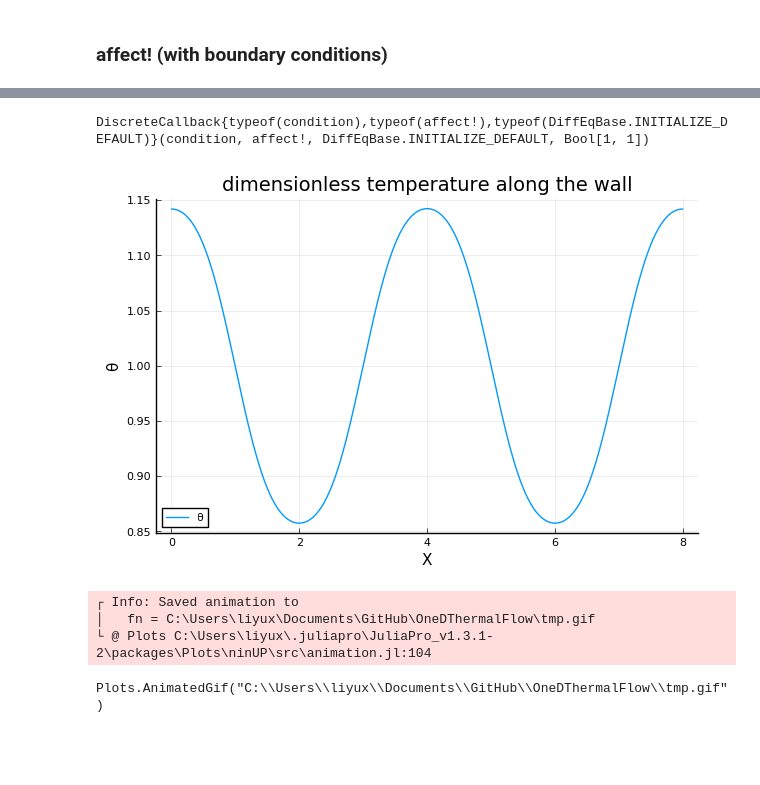
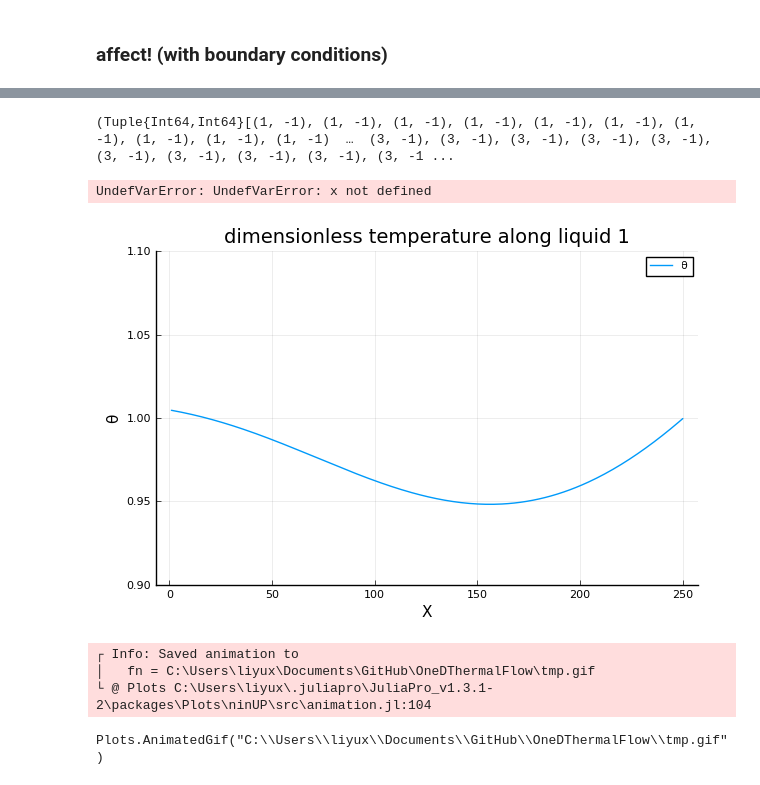
Before and after one commit to liyuxuan48/OneDThermalFlow, a Jupyter notebook: examples/U shape PHP dynamics with two liquid slugs-with wall heat flux constraint.ipynb, the cells around one changed output, grey strips where cells are left out. Drawn from its saved outputs; the diff is of its cells as text; code cells hidden in the pictures; blank space fills up the shorter version.

```diff
--- a/examples/U shape PHP dynamics with two liquid slugs-with wall heat flux constraint.ipynb
+++ b/examples/U shape PHP dynamics with two liquid slugs-with wall heat flux constraint.ipynb
@@ -210 +127,9 @@ x = range(0.0, sys0.tube.L, length=N)
+# %%
+sys0.wall.θarray = settemperature!.(sys0.wall.θarray,sys0.wall.Xarray,[sys0]);
+# %%
+Lvaporplug = XptoLvaporplug(X0,sys0.tube.L)
+M = P.^(1/γ).* Lvaporplug
+
+
+u=[XMtovec(X0,dXdt0,M); wallθtovec(sys0.wall.θarray); liquidθtovec(sys0.liquid.θarrays)];
 # %%
@@ -215,13 +140,3 @@ plot([x],[θᵣ], title="initial temperature condition", labels = "θ", xlabel="
 ## Solve the constructed ODE for U
 # %% [markdown]
 ### propagation function
-# %%
-function dfdt(u,p,t)
-
- α = p.wall.α
- dx = p.wall.Xarray[2]-p.wall.Xarray[1]
-
- du = α*laplacian(u)/dx/dx
-
-    du
-end
@@ -250,13 +200,16 @@ affect! (generic function with 1 method)
 # %%
-cb = DiscreteCallback(condition,affect!)
+# cb = DiscreteCallback(condition,affect!)
-# %% [output]
-DiscreteCallback{typeof(condition),typeof(affect!),typeof(DiffEqBase.INITIALIZE_DEFAULT)}(condition, affect!, DiffEqBase.INITIALIZE_DEFAULT, Bool[1, 1])
 # %%
-tstep=1e-5
+tstep=4e-5
 
 p = sys0
-tspan = (0.0, 0.1);
-prob = ODEProblem(dfdt, θᵣ, tspan, p)
+tspan = (0.0, 0.2);
+prob = ODEProblem(dfdt, u, tspan, p)
 
-# integrator = init(prob, RK4(), adaptive=false, dt=tstep, );
-sol = solve(prob, RK4(), adaptive=false, dt=tstep, callback=cb, save_everystep=true);
+# integrator = init(prob, RK4(), adaptive=false, dt=tstep );
+sol = solve(prob, RK4(), adaptive=false, dt=tstep);
+# sol = solve(prob, RK4(), adaptive=false, dt=tstep, callback=cb, save_everystep=true);
+# %%
+constructmapping(Xarrays,Xwallarray)
+# %% [output]
+(Tuple{Int64,Int64}[(1, -1), (1, -1), (1, -1), (1, -1), (1, -1), (1, -1), (1, -1), (1, -1), (1, -1), (1, -1)  …  (3, -1), (3, -1), (3, -1), (3, -1), (3, -1), (3, -1), (3, -1), (3, -1), (3, -1), (3, -1 ...
@@ -263,9 +218,16 @@ sol = solve(prob, RK4(), adaptive=false, dt=tstep, callback=cb, save_everystep=t
+# %%
+@gif for i=1:size(sol,2)
+plot([x],[sol[i][13:1012]], labels = "θ", xlabel="X", ylabel="θ", title=("dimensionless temperature along the wall"), ylim=(0.85,1.15))
+    vline!([0,1,3,5,7,8], color = [:red])
+    end every 50
+# %% [output]
+UndefVarError: UndefVarError: x not defined
 # %%
 @gif for i=1:size(sol,2)
-plot([x],[sol[i]], labels = "θ", xlabel="X", ylabel="θ", title=("dimensionless temperature along the wall"))
-    end every 100
+plot([sol[i][1014:1263]], labels = "θ", xlabel="X", ylabel="θ", title=("dimensionless temperature along liquid 1"), ylim=(0.9,1.1))
+    end every 50
 # %% [output]
-[figure, old version]
+[figure, new version]
 ┌ Info: Saved animation to
 │   fn = C:\Users\liyux\Documents\GitHub\OneDThermalFlow\tmp.gif
 └ @ Plots C:\Users\liyux\.juliapro\JuliaPro_v1.3.1-2\packages\Plots\ninUP\src\animation.jl:104
```
Also changed, not shown: parts of 31 cells of this notebook, 23 other files.
